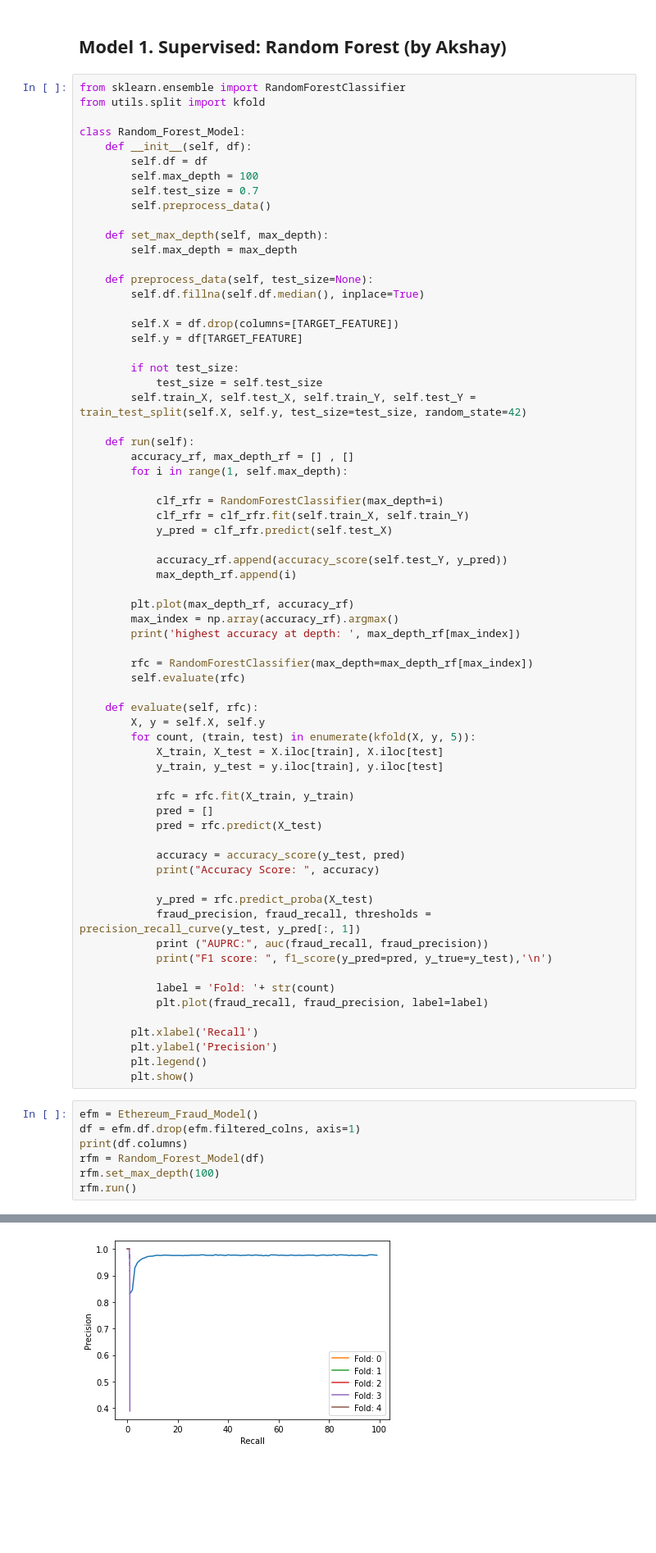
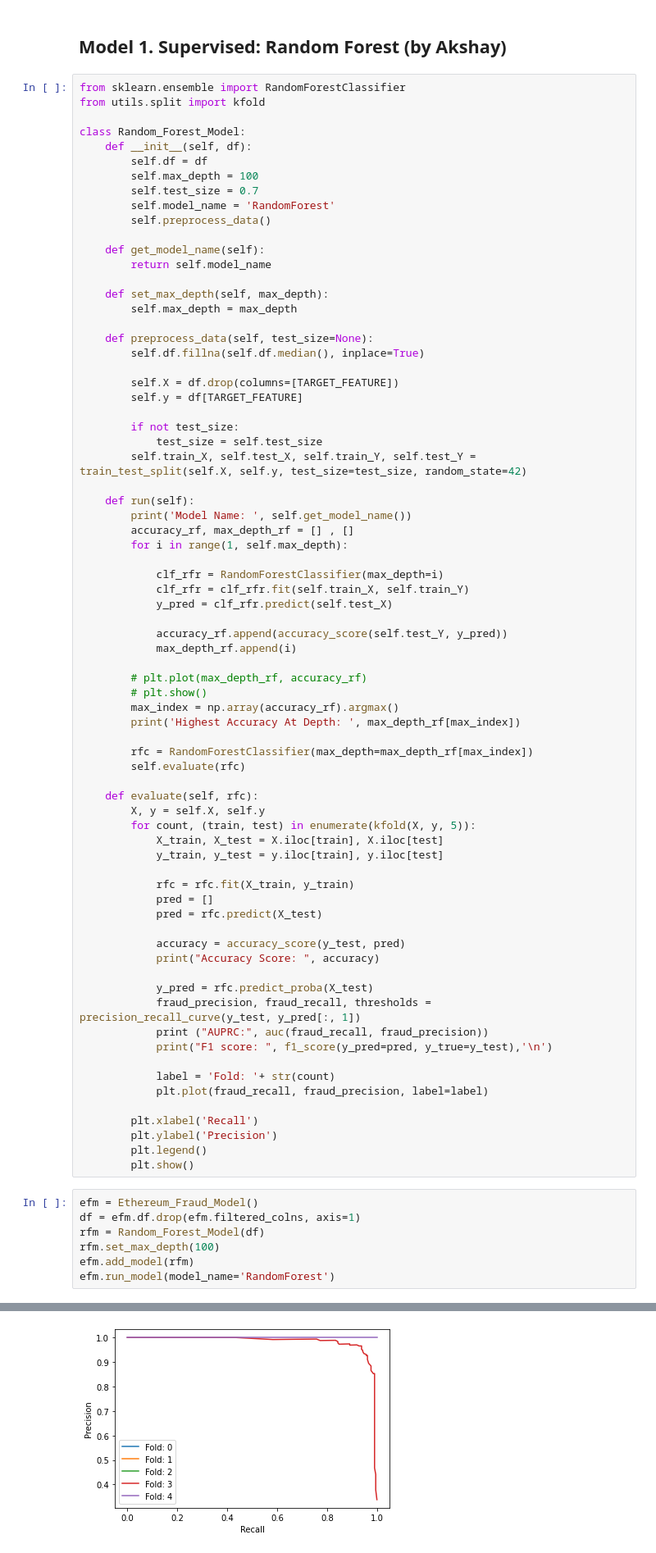
Before and after one commit to kennylee9672/EthereumFraudDetection, a Jupyter notebook: EthereumFraudModeling.ipynb, the cells around one changed output, grey strips where cells are left out. Shown at 82% size. Saved outputs shown, nothing was run; the diff lists cells and outputs as text; blank space fills up the shorter version.

Commit message:
fix(RandomForest): commenting out plotting code to get correct graph

```diff
--- a/EthereumFraudModeling.ipynb
+++ b/EthereumFraudModeling.ipynb
@@ -299,7 +299,11 @@ class Random_Forest_Model:
         self.df = df
         self.max_depth = 100
         self.test_size = 0.7
+        self.model_name = 'RandomForest'
         self.preprocess_data()
+
+    def get_model_name(self):
+        return self.model_name
 
     def set_max_depth(self, max_depth):
         self.max_depth = max_depth
@@ -315,6 +319,7 @@ class Random_Forest_Model:
         self.train_X, self.test_X, self.train_Y, self.test_Y = train_test_split(self.X, self.y, test_size=test_size, random_state=42)
 
     def run(self):
+        print('Model Name: ', self.get_model_name())
         accuracy_rf, max_depth_rf = [] , []
         for i in range(1, self.max_depth):
 
@@ -325,9 +330,10 @@ class Random_Forest_Model:
             accuracy_rf.append(accuracy_score(self.test_Y, y_pred))
             max_depth_rf.append(i)
 
-        plt.plot(max_depth_rf, accuracy_rf)
+        # plt.plot(max_depth_rf, accuracy_rf)
+        # plt.show()
         max_index = np.array(accuracy_rf).argmax()
-        print('highest accuracy at depth: ', max_depth_rf[max_index])
+        print('Highest Accuracy At Depth: ', max_depth_rf[max_index])
 
         rfc = RandomForestClassifier(max_depth=max_depth_rf[max_index])
         self.evaluate(rfc)
@@ -360,8 +366,8 @@ class Random_Forest_Model:
 # %%
 efm = Ethereum_Fraud_Model()
 df = efm.df.drop(efm.filtered_colns, axis=1)
-print(df.columns)
 rfm = Random_Forest_Model(df)
 rfm.set_max_depth(100)
-rfm.run()
+efm.add_model(rfm)
+efm.run_model(model_name='RandomForest')
 # %% [output]
@@ -385,4 +391,4 @@ F1 score:  0.872852233676976
-[figure, old version]
+[figure, new version]
 # %% [markdown]
 ## Model 2. Supervised: Decision Tree (by Akshay)
 # %%
```
Also changed, not shown: parts of 2 cells of this notebook.
